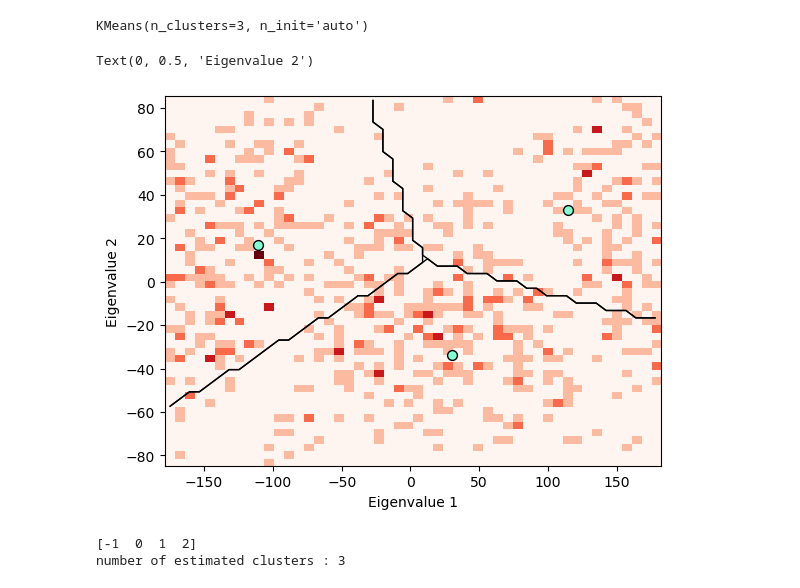
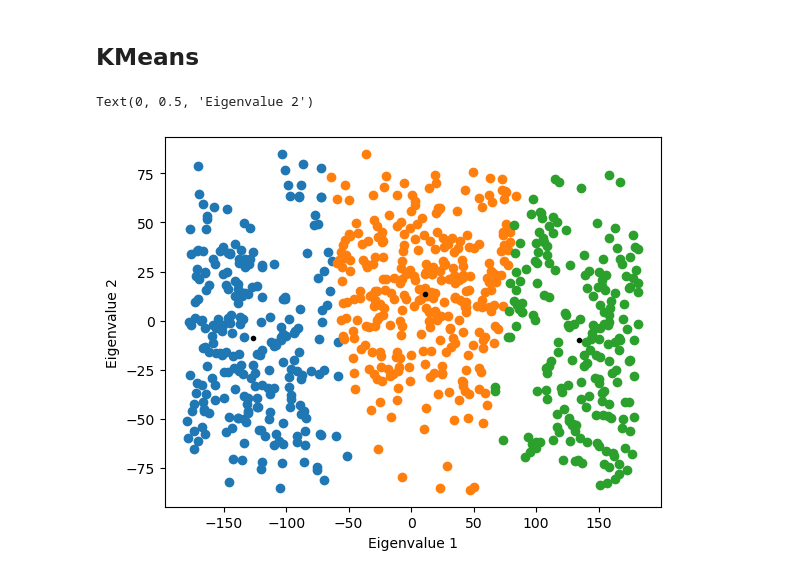
Before and after one commit to Giulia7T/ilovegit, a Jupyter notebook: 14_gamma.ipynb, the cells around one changed output. Drawn from its saved outputs; the diff is of its cells as text; code cells hidden in the pictures.

```diff
--- a/14_gamma.ipynb
+++ b/14_gamma.ipynb
@@ -75,0 +112,10 @@ for ii in range(3):
+# %%
+for i in range(N_c_MS):
+    plt.scatter(X[labels_MS==i, 0], X[labels_MS==i, 1], alpha=0.5)
+plt.plot(centres_MS[:, 0], centres_MS[:, 1], ".k")
+plt.xlabel("z")
+plt.ylabel("duration")
+plt.xscale("log")
+plt.yscale("log")
+plt.axhline(2, ls="--", color="b", label="2s")
+plt.legend()
@@ -112,50 +162,17 @@ Text(0.5, 1.0, 'bursts in space')
+# %% [markdown]
+## KMeans
 # %%
-N_clusters = 3
-scaler = preprocessing.StandardScaler()
-clf = KMeans(N_clusters, n_init='auto')
-clf.fit(scaler.fit_transform(X_reduced))
+N_clusters = 3 #by eye
+clust = KMeans(N_clusters, n_init="auto")
+clust.fit(X_reduced)
+labels_s = clust.predict(X_reduced)
+centres_3D = clust.cluster_centers_
-# %% [output]
-KMeans(n_clusters=3, n_init='auto')
 # %%
-#2D histogram
-H, xedges, yedges = np.histogram2d(X_reduced[:,0], X_reduced[:,1], 50)
-plt.imshow(H.T, origin="lower", interpolation="nearest", aspect="auto", extent=[xedges[0], xedges[-1], yedges[0], yedges[-1]], cmap="Reds")
-#cluster centres
-cluster_centers = scaler.inverse_transform(clf.cluster_centers_)
-plt.scatter(cluster_centers[:, 0], cluster_centers[:, 1], s=50, c="aquamarine", edgecolors="k")
-#cluster boundaries
-x_centers = 0.5 * (xedges[1:] + xedges[:-1])
-y_centers = 0.5 * (yedges[1:] + yedges[:-1])
-Xgrid = np.meshgrid(x_centers, y_centers)
-Xgrid = np.array(Xgrid).reshape((2, 50 * 50)).T
-H = clf.predict(scaler.transform(Xgrid)).reshape((50, 50))
 for i in range(N_clusters):
-    Hcp = H.copy()
-    flag = (Hcp == i)
-    Hcp[flag] = 1
-    Hcp[~flag] = 0
-    plt.contour(x_centers, y_centers, Hcp, [-0.5, 0.5],
-               linewidths=1, colors='k')
-    H = clf.predict(scaler.transform(Xgrid)).reshape((50, 50))
-
-plt.xlim(xedges[0], xedges[-1])
-plt.ylim(yedges[0], yedges[-1])
-
-plt.xlabel('Eigenvalue 1')
-plt.ylabel('Eigenvalue 2')
+    plt.scatter(X_reduced[labels_s==i, 0], X_reduced[labels_s==i, 1])
+plt.plot(centres_3D[:, 0], centres_3D[:, 1], ".k")
+plt.xlabel("Eigenvalue 1")
+plt.ylabel("Eigenvalue 2")
 # %% [output]
 Text(0, 0.5, 'Eigenvalue 2')
-[figure, old version]
+[figure, new version]
-# %%
-scaler = preprocessing.StandardScaler()
-bandwidth = 0.8 #bigger gives 10 clusters, smaller gives 2
-ms = MeanShift(bandwidth=bandwidth, bin_seeding=True, cluster_all=False)
-ms.fit(scaler.fit_transform(X_reduced))
-
-labels_unique = np.unique(ms.labels_)
-N_clusters = len(labels_unique[labels_unique >= 0])
-print(labels_unique)
-print("number of estimated clusters :", N_clusters)
-# %% [output]
-[-1  0  1  2]
-number of estimated clusters : 3
```
Also changed, not shown: parts of 28 cells of this notebook.
